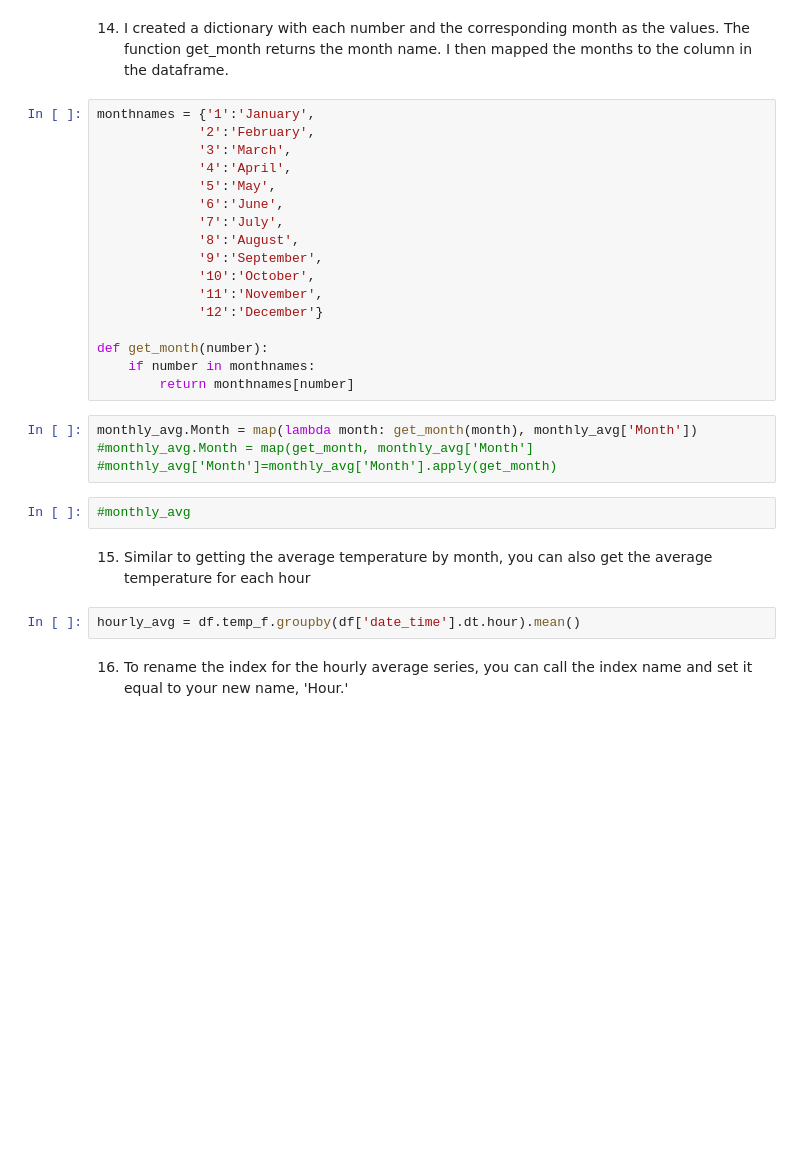
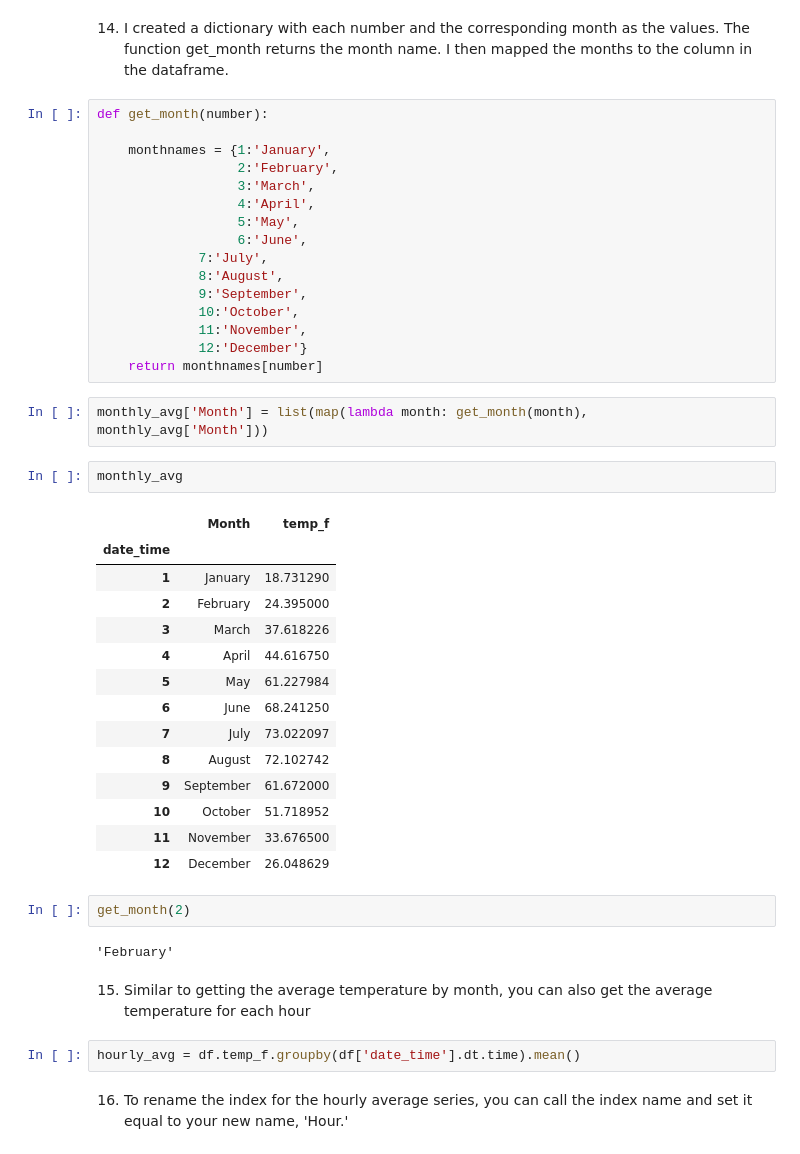
Before and after one commit to kerryeffinger/IP2_KSE, a Jupyter notebook: IP2_KSE.ipynb, the cells around one changed output. Saved outputs shown, nothing was run; the diff lists cells and outputs as text; blank space fills up the shorter version.

```diff
--- a/IP2_KSE.ipynb
+++ b/IP2_KSE.ipynb
@@ -177,32 +175,48 @@ monthly_avg
 # %% [markdown]
 14. I created a dictionary with each number and the corresponding month as the values. The function get_month returns the month name. I then mapped the months to the column in the dataframe.
 # %%
-monthnames = {'1':'January',
-             '2':'February',
-             '3':'March',
-             '4':'April',
-             '5':'May',
-             '6':'June',
-             '7':'July',
-             '8':'August',
-             '9':'September',
-             '10':'October',
-             '11':'November',
-             '12':'December'}
+def get_month(number):
 
-def get_month(number):
-    if number in monthnames:
-        return monthnames[number]
+    monthnames = {1:'January',
+                  2:'February',
+                  3:'March',
+                  4:'April',
+                  5:'May',
+                  6:'June',
+             7:'July',
+             8:'August',
+             9:'September',
+             10:'October',
+             11:'November',
+             12:'December'}
+    return monthnames[number]
 # %%
-monthly_avg.Month = map(lambda month: get_month(month), monthly_avg['Month'])
-#monthly_avg.Month = map(get_month, monthly_avg['Month']
-#monthly_avg['Month']=monthly_avg['Month'].apply(get_month)
+monthly_avg['Month'] = list(map(lambda month: get_month(month), monthly_avg['Month']))
-# %%
-#monthly_avg
+# %%
+monthly_avg
+# %% [output]
+|  | Month | temp_f |
+| date_time |  |  |
+| 1 | January | 18.731290 |
+| 2 | February | 24.395000 |
+| 3 | March | 37.618226 |
+| 4 | April | 44.616750 |
+| 5 | May | 61.227984 |
+| 6 | June | 68.241250 |
+| 7 | July | 73.022097 |
+| 8 | August | 72.102742 |
+| 9 | September | 61.672000 |
+| 10 | October | 51.718952 |
+| 11 | November | 33.676500 |
+| 12 | December | 26.048629 |
+# %%
+get_month(2)
+# %% [output]
+'February'
 # %% [markdown]
 15. Similar to getting the average temperature by month, you can also get the average temperature for each hour
 # %%
-hourly_avg = df.temp_f.groupby(df['date_time'].dt.hour).mean()
+hourly_avg = df.temp_f.groupby(df['date_time'].dt.time).mean()
 # %% [markdown]
 16. To rename the index for the hourly average series, you can call the index name and set it equal to your new name, 'Hour.'
 # %%
```
Also changed, not shown: parts of 23 cells of this notebook.
